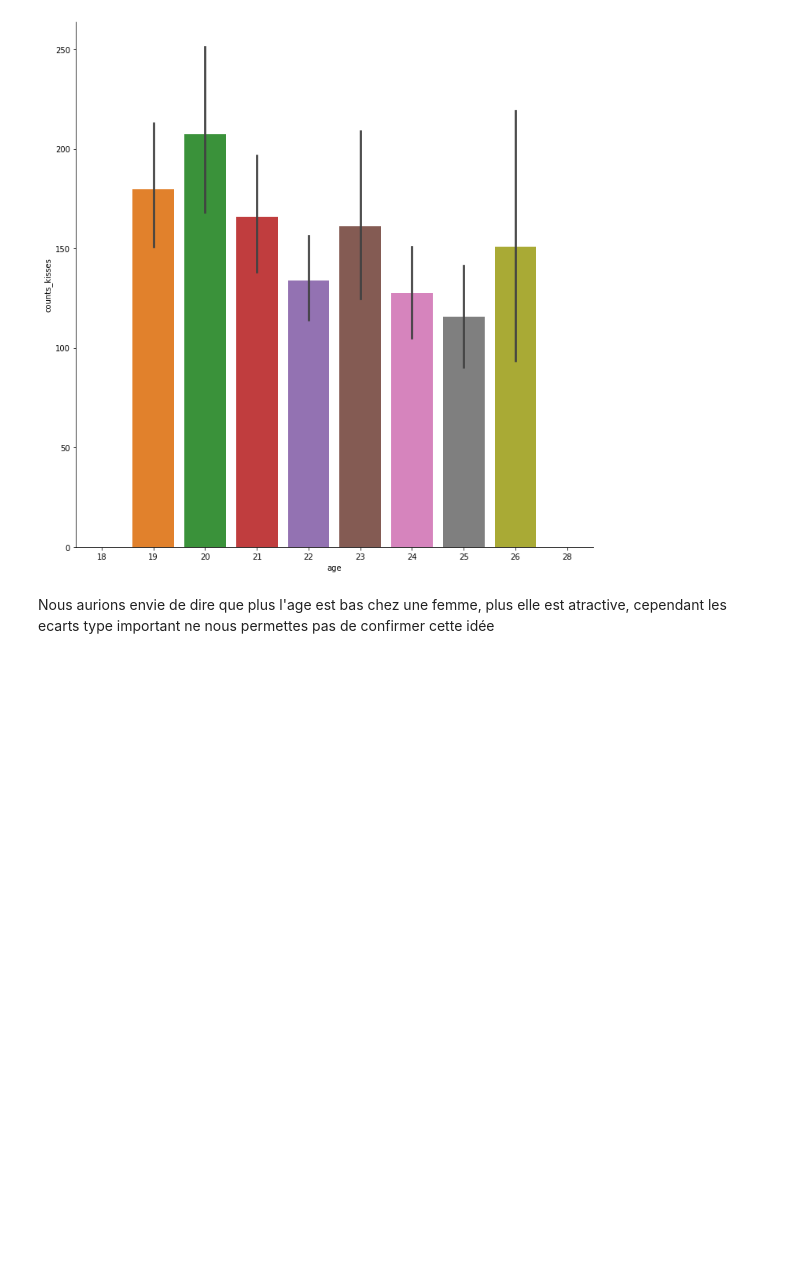
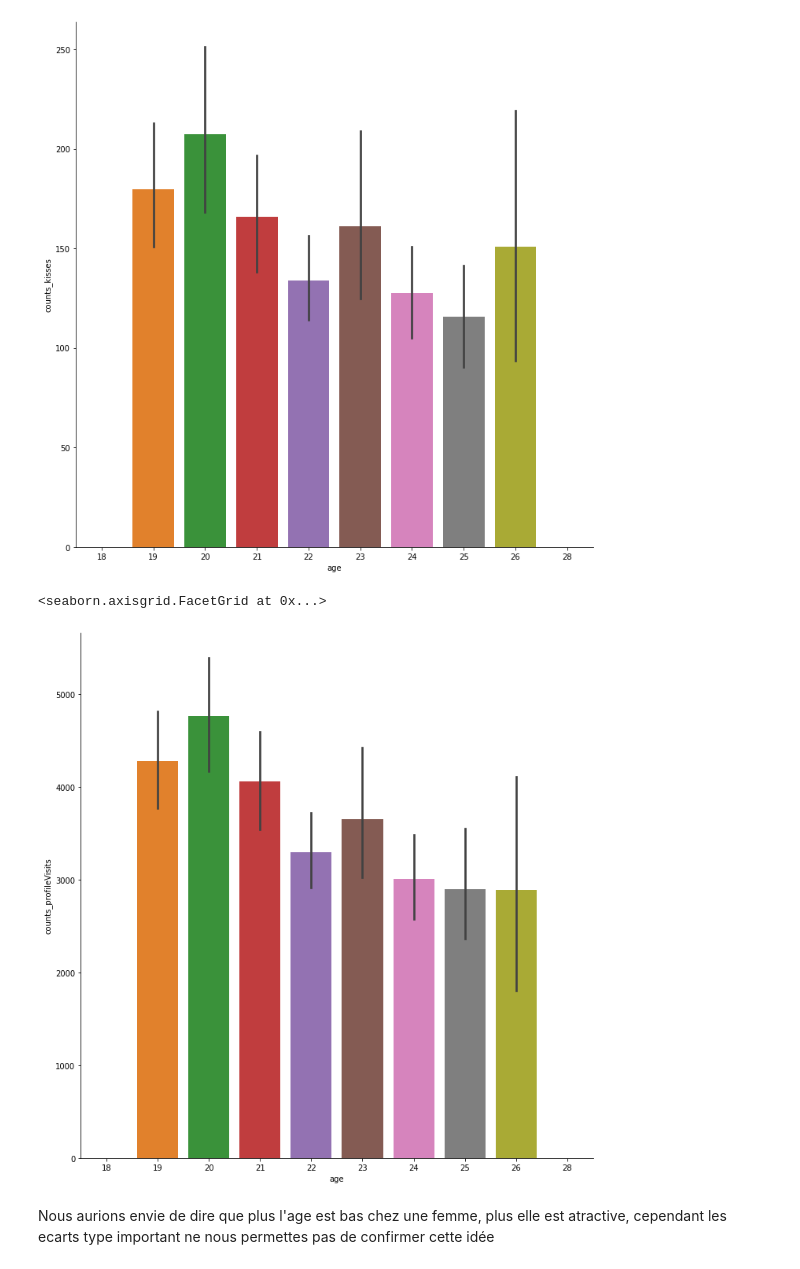
Before and after one commit to samiHEL/DA_Attractivite, a Jupyter notebook: DA_HELLA_SAMI_Attractivité.ipynb, the cells around one changed output. Cells and saved outputs as stored; diff of their text form; code cells hidden in the pictures; blank space fills up the shorter version.

```diff
--- a/DA_HELLA_SAMI_Attractivité.ipynb
+++ b/DA_HELLA_SAMI_Attractivité.ipynb
@@ -167,6 +149,13 @@ seaborn.catplot(x="age", y="counts_kisses", data= df, kind="bar", height=10)
 # %% [output]
 <seaborn.axisgrid.FacetGrid at 0x...>
 [figure]
+# %%
+df = pd.DataFrame(data=data, columns=['age','counts_profileVisits'])
+df["age"].replace({27: 26}, inplace=True)
+seaborn.catplot(x="age", y="counts_profileVisits", data= df, kind="bar", height=10)
+# %% [output]
+<seaborn.axisgrid.FacetGrid at 0x...>
+[figure, added]
 # %% [markdown]
 Nous aurions envie de dire que plus l'age est bas chez une femme, plus elle est atractive, cependant les ecarts type important ne nous permettes pas de confirmer cette idée
 # %% [markdown]
```
Also changed, not shown: parts of 2 cells of this notebook.
